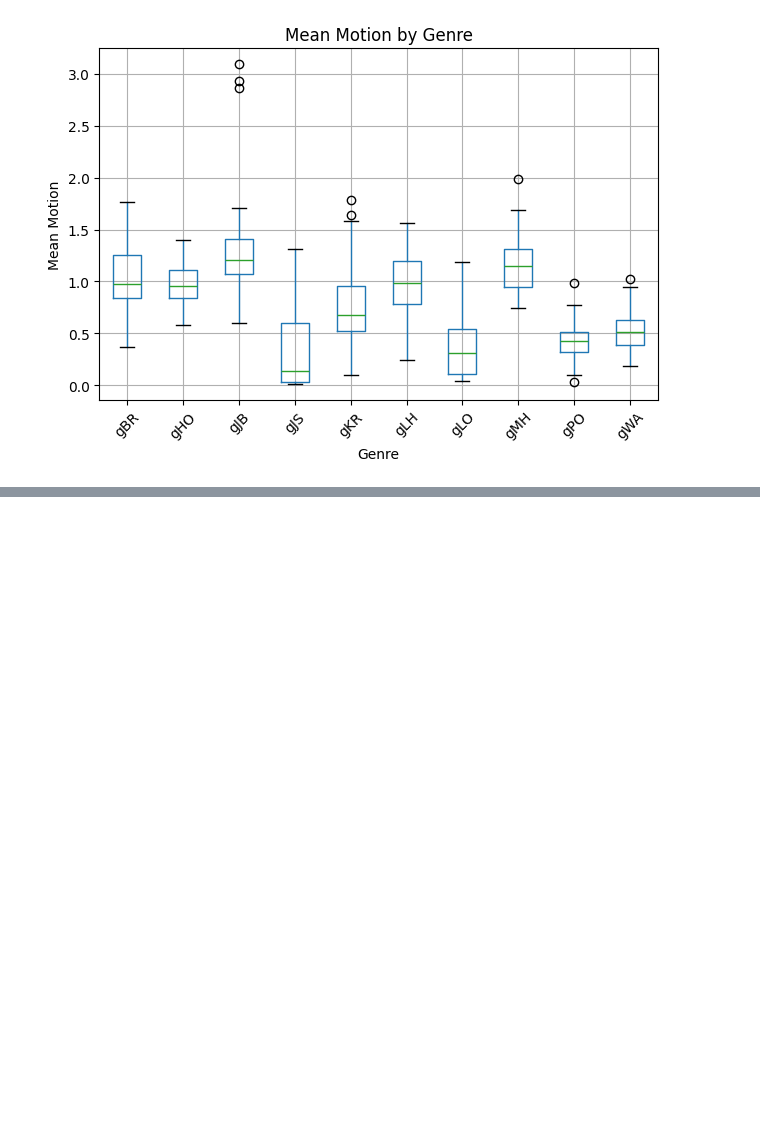
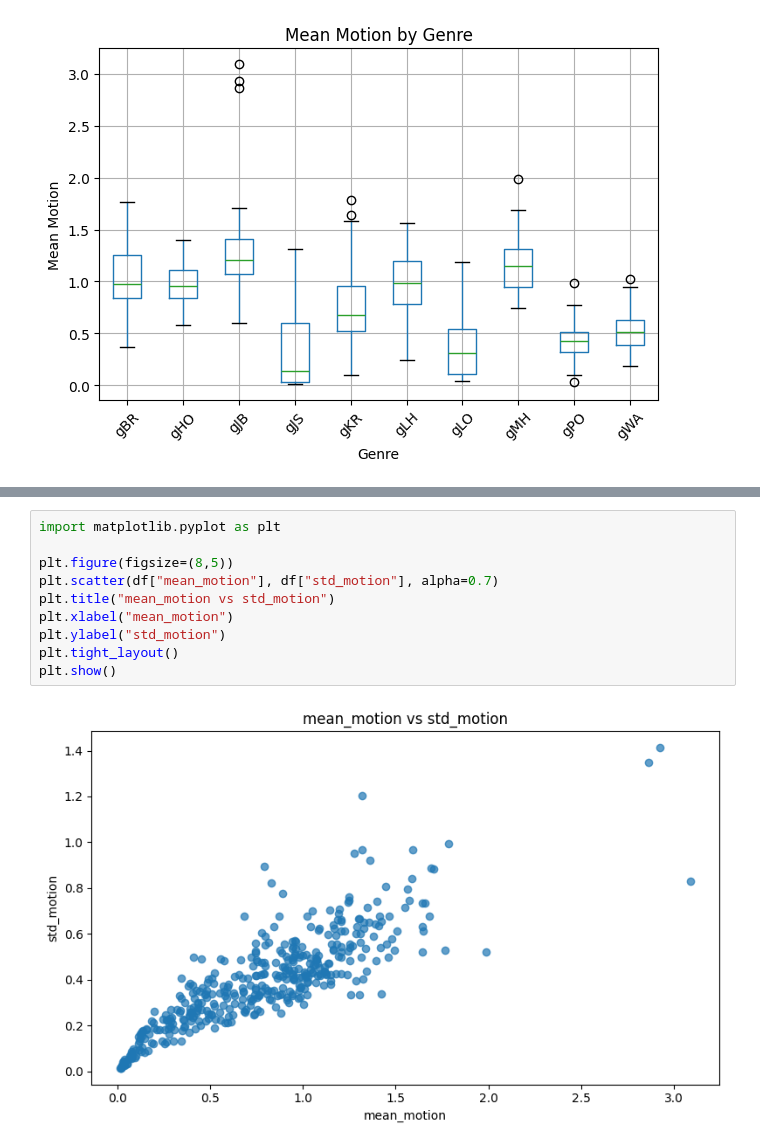
Before and after one commit to siirlevent/dsa210-project, a Jupyter notebook: eda_hypothesis_tests.ipynb, the cells around one changed output, grey strips where cells are left out. Saved outputs shown, nothing was run; the diff lists cells and outputs as text; blank space fills up the shorter version.

```diff
--- a/eda_hypothesis_tests.ipynb
+++ b/eda_hypothesis_tests.ipynb
@@ -226,0 +283,12 @@ plt.show()
+# %%
+import matplotlib.pyplot as plt
+
+plt.figure(figsize=(8,5))
+plt.scatter(df["mean_motion"], df["std_motion"], alpha=0.7)
+plt.title("mean_motion vs std_motion")
+plt.xlabel("mean_motion")
+plt.ylabel("std_motion")
+plt.tight_layout()
+plt.show()
+# %% [output]
+[figure, added]
```
Also changed, not shown: parts of 15 cells of this notebook.
